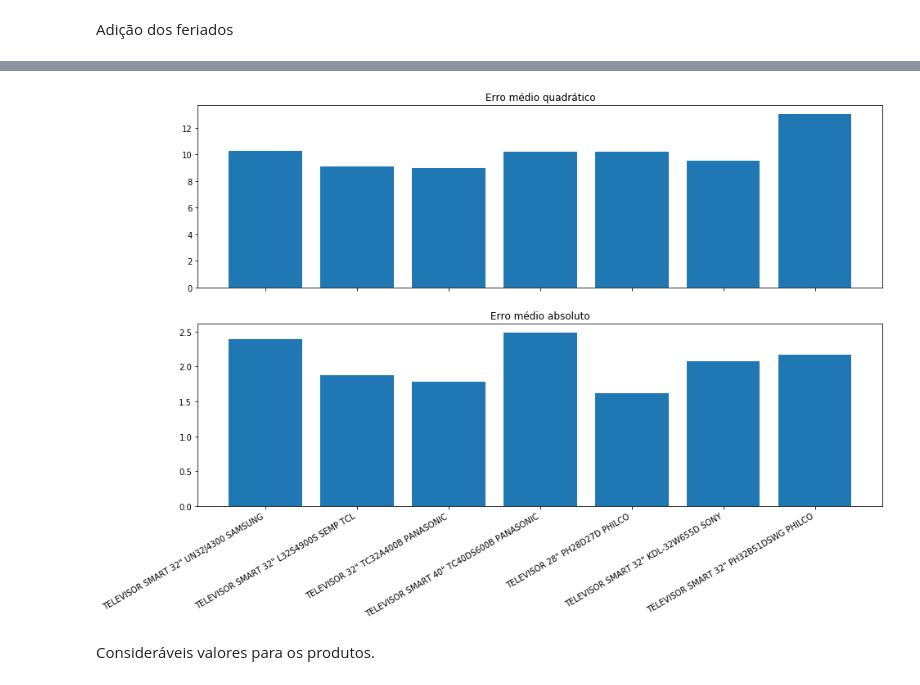
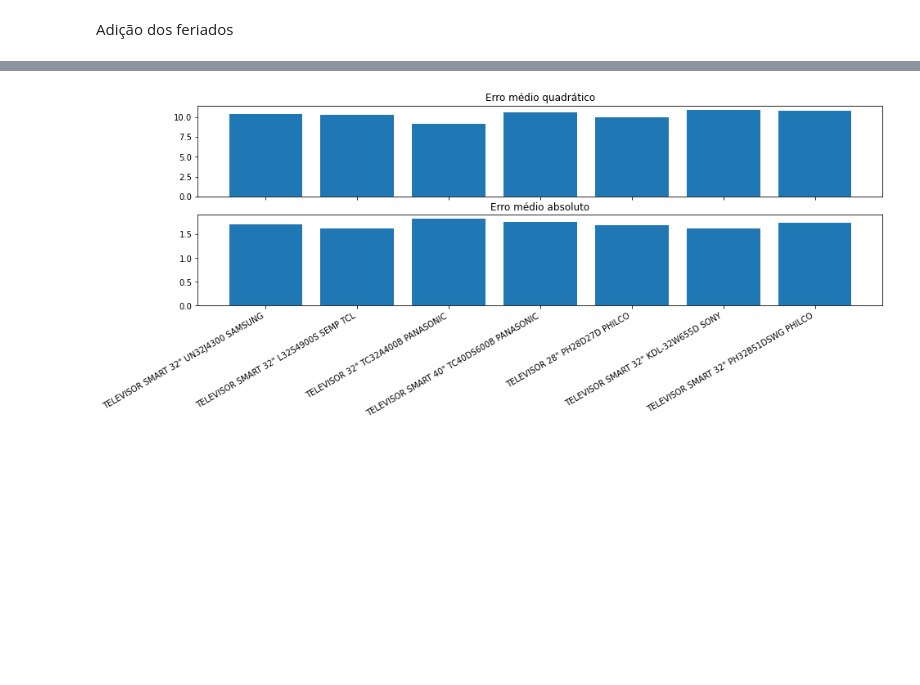
Before and after one commit to LuyzaDomingos/PrevisaoVendasFinalVersion, a Jupyter notebook: previsao/Televisores.ipynb, the cells around one changed output, grey strips where cells are left out. Saved outputs shown, nothing was run; the diff lists cells and outputs as text; code cells hidden in the pictures; blank space fills up the shorter version.

```diff
--- a/previsao/Televisores.ipynb
+++ b/previsao/Televisores.ipynb
@@ -246,6 +247,12 @@ holidays = pd.concat((mothers, fathers, valentines, christmas, bf, childrens, ea
 # %%
-def createProphetDataFrame(column):
-    df2 = pd.DataFrame({'ds': dfw.index, 'y':dfw[column].values})
+def createProphetDataFrame(column, df):
+    df2 = pd.DataFrame({'ds': df.index, 'y':df[column].values})
     df2['floor'] = 0
 
     return df2
+
+def size_train(df):
+    return len(df[:'2018-01-01'])
+
+def size_test(df):
+    return len(df['2018-01-01':])
@@ -254,12 +259,9 @@ Treino e teste - Separação
-# %%
-size_train = len(dfw[:'2018-01-01'])
-size_test = len(dfw['2018-01-01':])
 # %%
 forecasts = []
 for product in products:
-    ph = Prophet(daily_seasonality=False,holidays=holidays)
-    ph.fit(createProphetDataFrame(product)[:size_train])
+    ph = Prophet(daily_seasonality=False, holidays=holidays, growth='flat', yearly_seasonality=8, weekly_seasonality=False)
+    ph.fit(createProphetDataFrame(product, dfw)[:size_train(dfw)])
 
-    future = ph.make_future_dataframe(periods=size_test, freq='W-THU')
+    future = ph.make_future_dataframe(periods=size_test(dfw), freq='W-THU')
     forecasts.append(ph.predict(future))
 # %% [output]
@@ -278,23 +271,22 @@ from sklearn.metrics import mean_absolute_error, mean_squared_error
 
 mse = []
 mad = []
+
 for forecast in forecasts:
     i = 0
-    mse.append(mean_squared_error(dfw[products[i]][size_train:], forecast['yhat'][size_train:]))
-    mad.append(mean_absolute_error(dfw[products[i]][size_train:], forecast['yhat'][size_train:]))
+    mse.append(mean_squared_error(dfw[products[i]][size_train(dfw):], forecast['yhat'][size_train(dfw):]))
+    mad.append(mean_absolute_error(dfw[products[i]][size_train(dfw):], forecast['yhat'][size_train(dfw):]))
     i += 1
 # %%
-fig, (ax1, ax2) = plt.subplots(2, 1, figsize=(15, 10))
+fig, (ax1, ax2) = plt.subplots(2, 1, figsize=(15, 5))
 
 ax1.bar(height=mse, x=products)
 ax1.title.set_text('Erro médio quadrático')
 
 ax2.bar(height=mad, x=products)
 ax2.title.set_text('Erro médio absoluto')
 
 fig.autofmt_xdate()
 plt.show()
 # %% [output]
-[figure, old version]
+[figure, new version]
-# %% [markdown]
-Consideráveis valores para os produtos.
```
Also changed, not shown: parts of 26 cells of this notebook, 1 other file.
